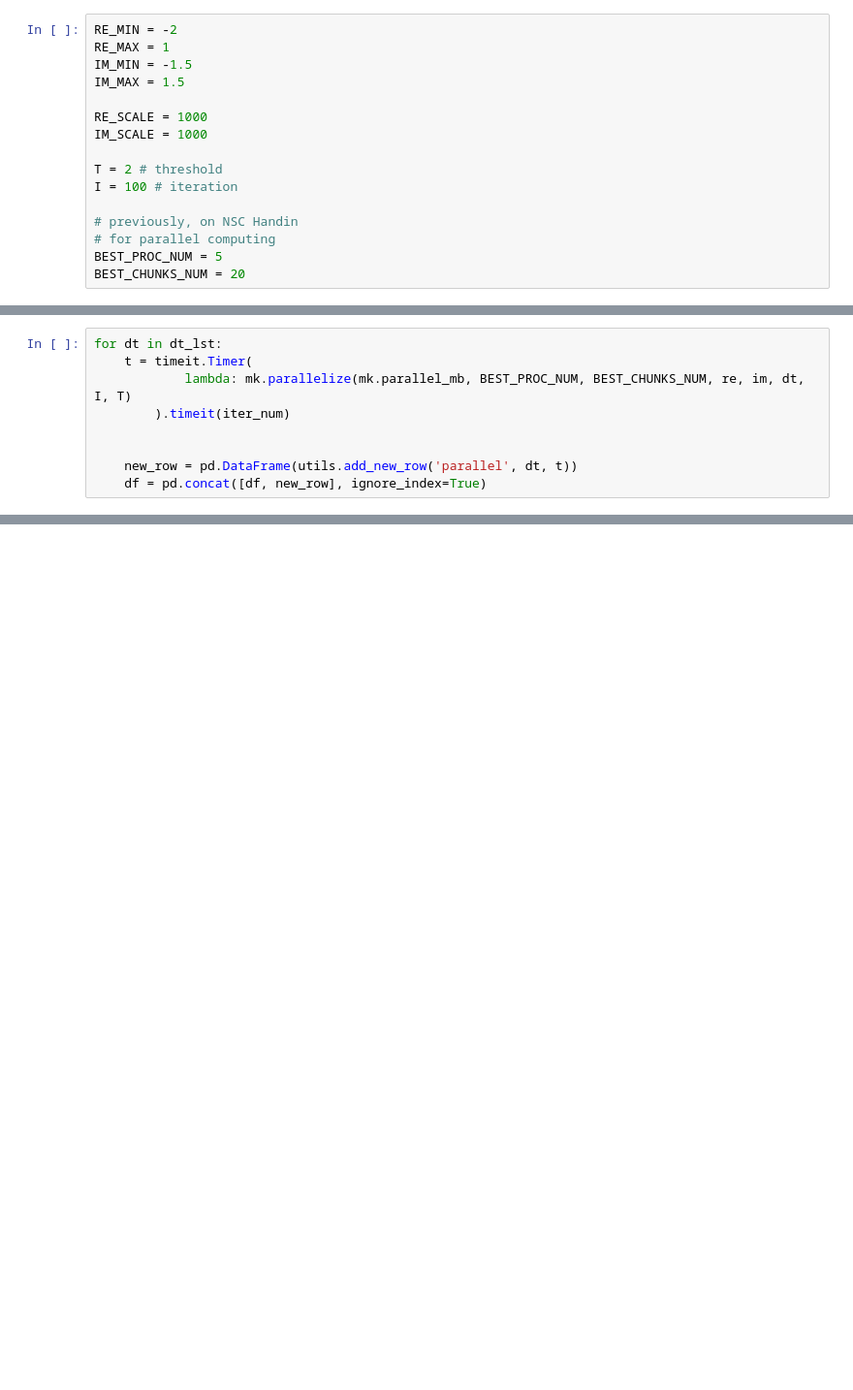
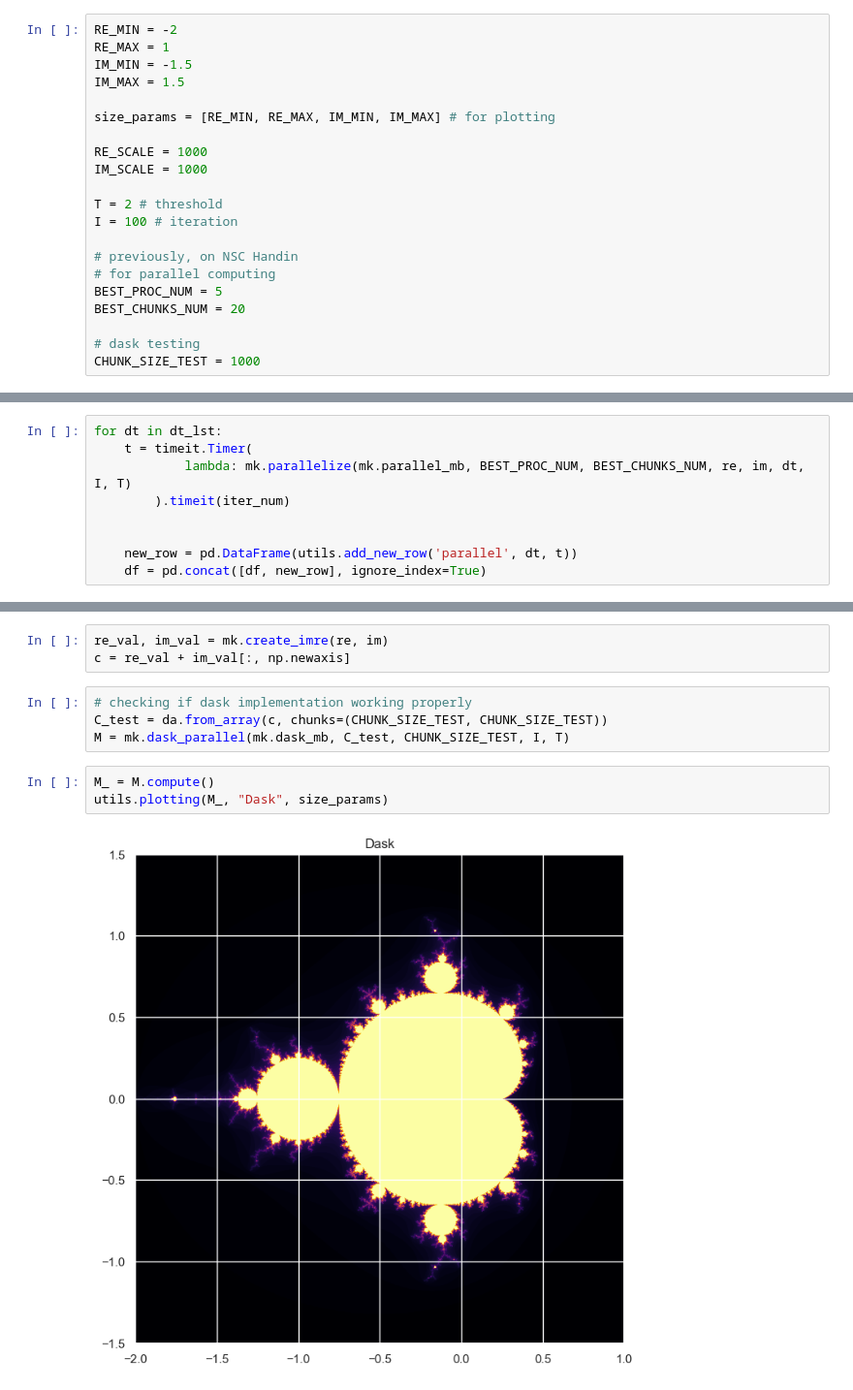
Before and after one commit to katab99/ce8-nsc, a Jupyter notebook: mini project 2/mini-project2.ipynb, the cells around one changed output, grey strips where cells are left out. Shown: that part at 97% size. Saved outputs shown, nothing was run; the diff lists cells and outputs as text; blank space fills up the shorter version.

```diff
--- a/mini project 2/mini-project2.ipynb
+++ b/mini project 2/mini-project2.ipynb
@@ -16,6 +17,8 @@ RE_MIN = -2
 RE_MAX = 1
 IM_MIN = -1.5
 IM_MAX = 1.5
+
+size_params = [RE_MIN, RE_MAX, IM_MIN, IM_MAX] # for plotting
 
 RE_SCALE = 1000
 IM_SCALE = 1000
@@ -27,6 +30,9 @@ I = 100 # iteration
 # for parallel computing
 BEST_PROC_NUM = 5
 BEST_CHUNKS_NUM = 20
+
+# dask testing
+CHUNK_SIZE_TEST = 1000
 # %%
 re = [RE_MIN, RE_MAX, RE_SCALE]
 im = [IM_MIN, IM_MAX, IM_SCALE]
@@ -73,0 +87,12 @@ plt.show()
+# %%
+re_val, im_val = mk.create_imre(re, im)
+c = re_val + im_val[:, np.newaxis]
+# %%
+# checking if dask implementation working properly
+C_test = da.from_array(c, chunks=(CHUNK_SIZE_TEST, CHUNK_SIZE_TEST))
+M = mk.dask_parallel(mk.dask_mb, C_test, CHUNK_SIZE_TEST, I, T)
+# %%
+M_ = M.compute()
+utils.plotting(M_, "Dask", size_params)
+# %% [output]
+[figure, added]
```
Also changed, not shown: parts of 14 cells of this notebook, 2 other files.
